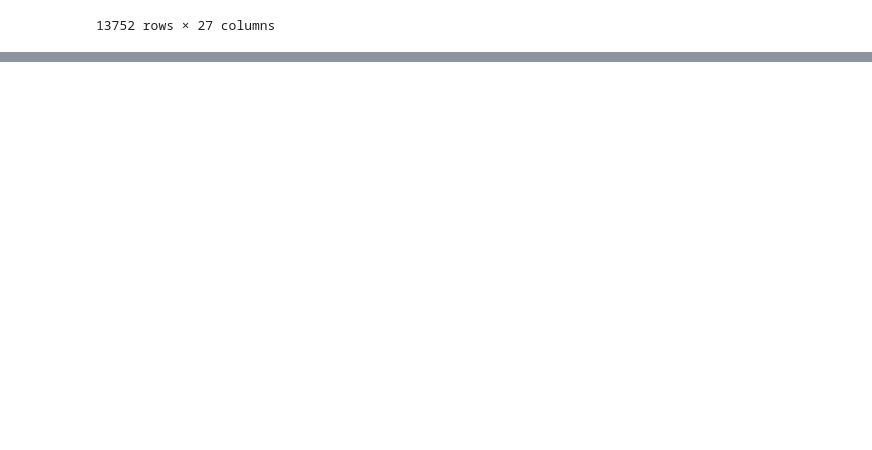
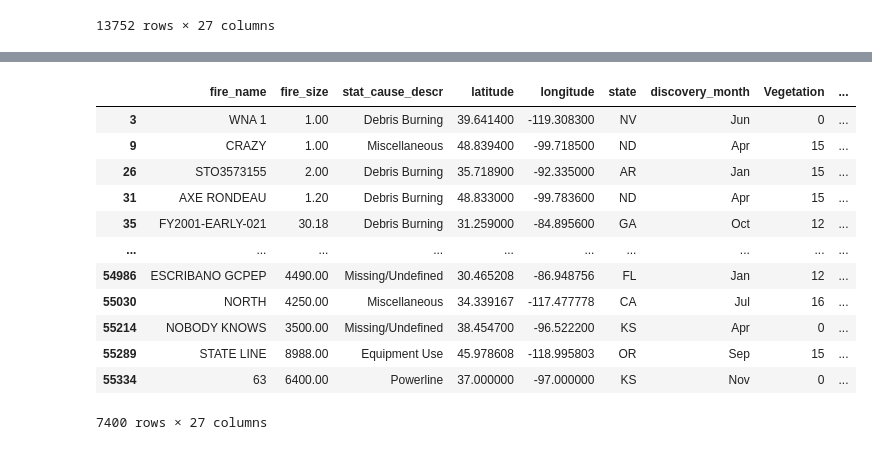
Before and after one commit to goatgirl86/Final_Project_Wildfires, a Jupyter notebook: wildfires_cleaning.ipynb, the cells around one changed output, grey strips where cells are left out. Cells and saved outputs as stored; diff of their text form; code cells hidden in the pictures; blank space fills up the shorter version.

```diff
--- a/wildfires_cleaning.ipynb
+++ b/wildfires_cleaning.ipynb
@@ -235,0 +420,16 @@ df_new.to_csv("Resources/cleaned_wildfire_2.csv")
+# %%
+df_new.loc[df_new["putout_time"]==0]
+# %% [output]
+|  | fire_name | fire_size | stat_cause_descr | latitude | longitude | state | discovery_month | Vegetation | ... |
+| 3 | WNA 1 | 1.00 | Debris Burning | 39.641400 | -119.308300 | NV | Jun | 0 | ... |
+| 9 | CRAZY | 1.00 | Miscellaneous | 48.839400 | -99.718500 | ND | Apr | 15 | ... |
+| 26 | STO3573155 | 2.00 | Debris Burning | 35.718900 | -92.335000 | AR | Jan | 15 | ... |
+| 31 | AXE RONDEAU | 1.20 | Debris Burning | 48.833000 | -99.783600 | ND | Apr | 15 | ... |
+| 35 | FY2001-EARLY-021 | 30.18 | Debris Burning | 31.259000 | -84.895600 | GA | Oct | 12 | ... |
+| ... | ... | ... | ... | ... | ... | ... | ... | ... | ... |
+| 54986 | ESCRIBANO GCPEP | 4490.00 | Missing/Undefined | 30.465208 | -86.948756 | FL | Jan | 12 | ... |
+| 55030 | NORTH | 4250.00 | Miscellaneous | 34.339167 | -117.477778 | CA | Jul | 16 | ... |
+| 55214 | NOBODY KNOWS | 3500.00 | Missing/Undefined | 38.454700 | -96.522200 | KS | Apr | 0 | ... |
+| 55289 | STATE LINE | 8988.00 | Equipment Use | 45.978608 | -118.995803 | OR | Sep | 15 | ... |
+| 55334 | 63 | 6400.00 | Powerline | 37.000000 | -97.000000 | KS | Nov | 0 | ... |
+7400 rows × 27 columns
```
Also changed, not shown: parts of 13 cells of this notebook, 13 other files.
